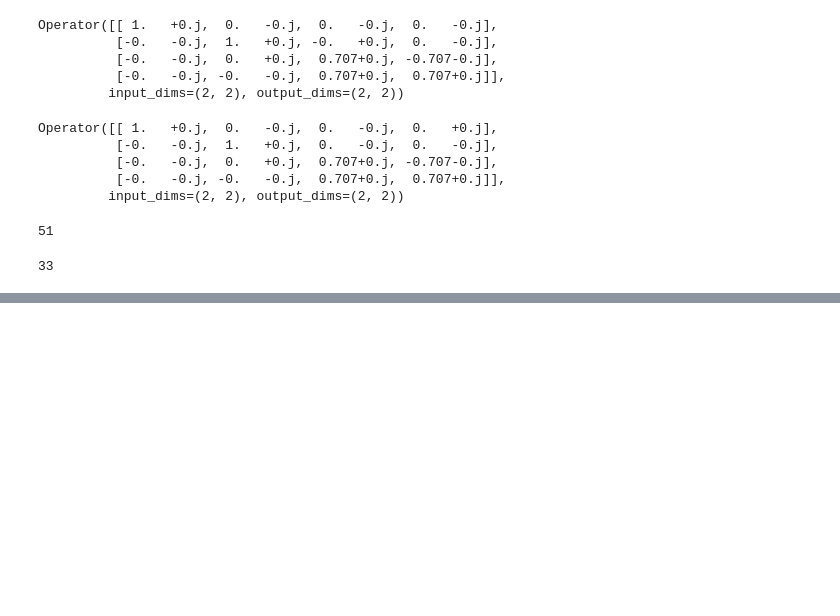
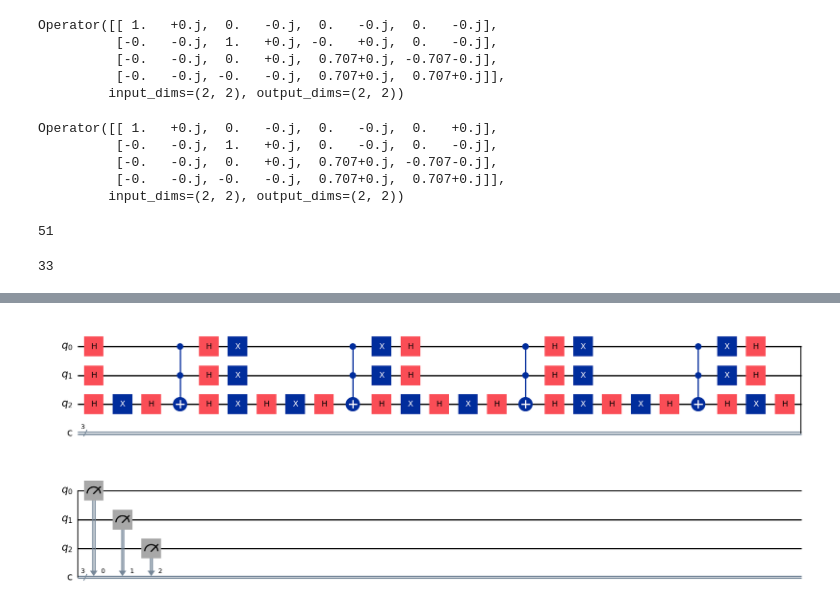
Before and after one commit to Tymon-Dydowicz/QuantumMachineLearning, a Jupyter notebook: Labs/Lab4/Lab4_template_Q_2_2_1.ipynb, the cells around one changed output, grey strips where cells are left out. Drawn from its saved outputs; the diff is of its cells as text; code cells hidden in the pictures; blank space fills up the shorter version.

```diff
--- a/Labs/Lab4/Lab4_template_Q_2_2_1.ipynb
+++ b/Labs/Lab4/Lab4_template_Q_2_2_1.ipynb
@@ -138,0 +143,11 @@ Operator([[ 1.   +0.j,  0.   -0.j,  0.   -0.j,  0.   +0.j],
+# %%
+import numpy as np
+from qiskit import QuantumCircuit
+from qiskit_aer import AerSimulator
+from qiskit.visualization import plot_histogram
+
+
+XOR_TARGET = '00'
+PHASE_TARGET = '011'
+SHOTS = 1024
+BACKEND = AerSimulator()
@@ -138,0 +351,21 @@ Operator([[ 1.   +0.j,  0.   -0.j,  0.   -0.j,  0.   +0.j],
+# %%
+def groverAlgorithm(f, n, iterations=None):
+    qc = QuantumCircuit(n, n)
+
+    qc.h(range(n))
+
+    if iterations is None:
+        iterations = int(np.floor(np.pi/4 * np.sqrt(2**n)))
+
+    for _ in range(iterations):
+        qc.compose(createUf(f, n), inplace=True)
+        qc.compose(createGroverDiffusion(n), inplace=True)
+
+    qc.measure(range(n), range(n))
+
+    return qc
+# %%
+circGrover = groverAlgorithm(SameTargetFunction(PHASE_TARGET), len(PHASE_TARGET))
+circGrover.draw(output='mpl')
+# %% [output]
+[figure, added]
```
Also changed, not shown: parts of 16 cells of this notebook, 2 other files.
